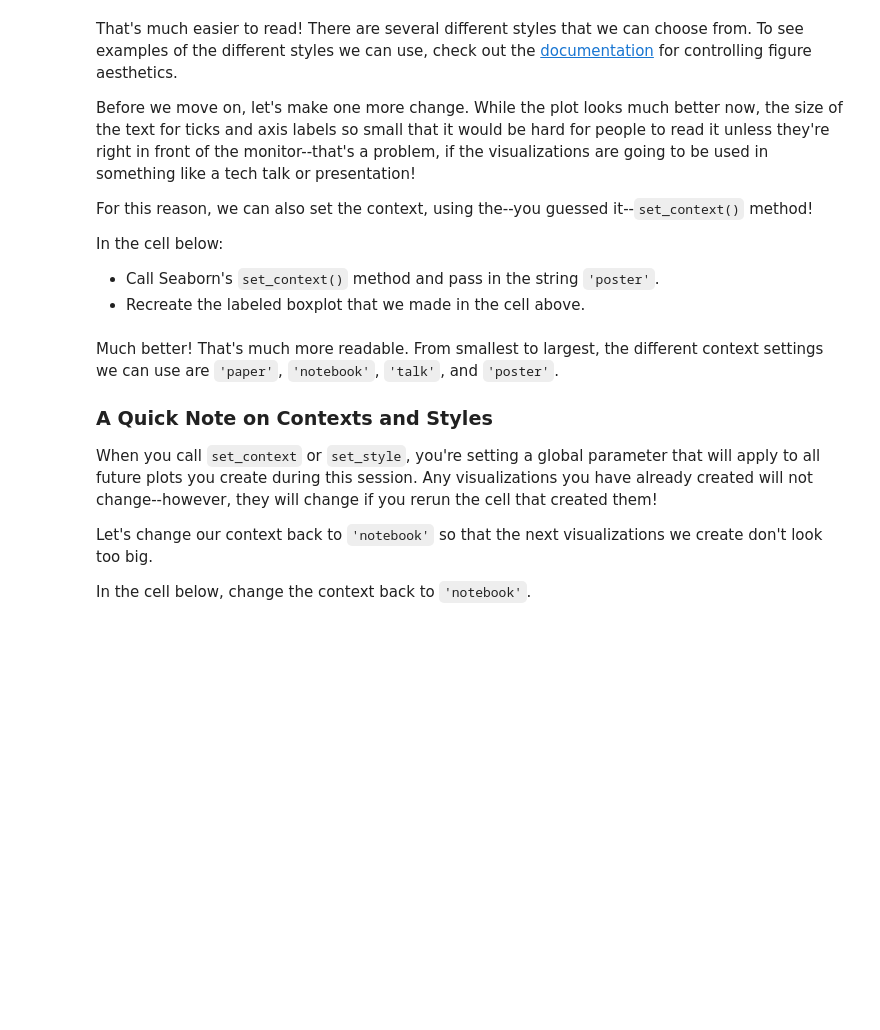
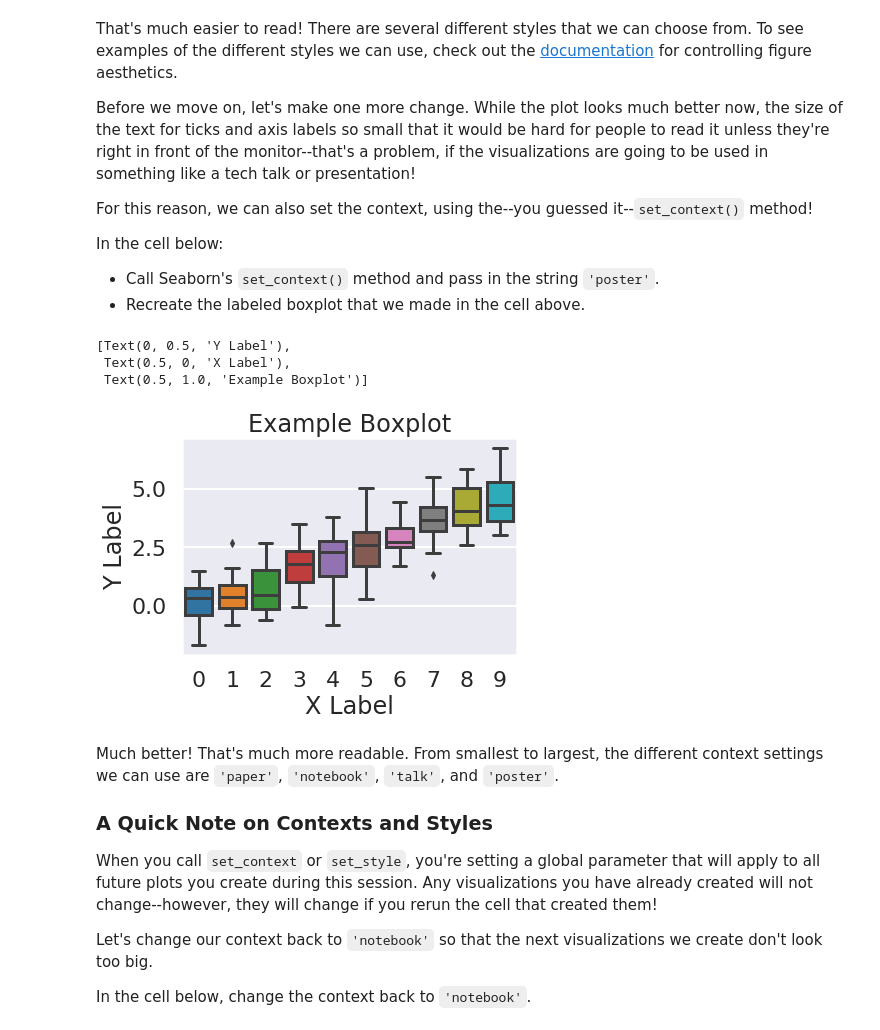
Before and after one commit to blantj/dsc-seaborn-lab-nyc-ds-033020, a Jupyter notebook: index.ipynb, the cells around one changed output. Drawn from its saved outputs; the diff is of its cells as text; code cells hidden in the pictures; blank space fills up the shorter version.

```diff
--- a/index.ipynb
+++ b/index.ipynb
@@ -108,10 +108,15 @@ In the cell below:
 * Recreate the labeled boxplot that we made in the cell above.
 # %%
 # Your code here
-s
+sns.set_context('poster')
 sns.set_style('darkgrid')
 boxplot = sns.boxplot(data=data)
 boxplot.set(xlabel= 'X Label',ylabel= 'Y Label',title = 'Example Boxplot')
+# %% [output]
+[Text(0, 0.5, 'Y Label'),
+ Text(0.5, 0, 'X Label'),
+ Text(0.5, 1.0, 'Example Boxplot')]
+[figure, added]
 # %% [markdown]
 Much better! That's much more readable. From smallest to largest, the different context settings we can use are `'paper'`, `'notebook'`, `'talk'`, and `'poster'`.
 
```
